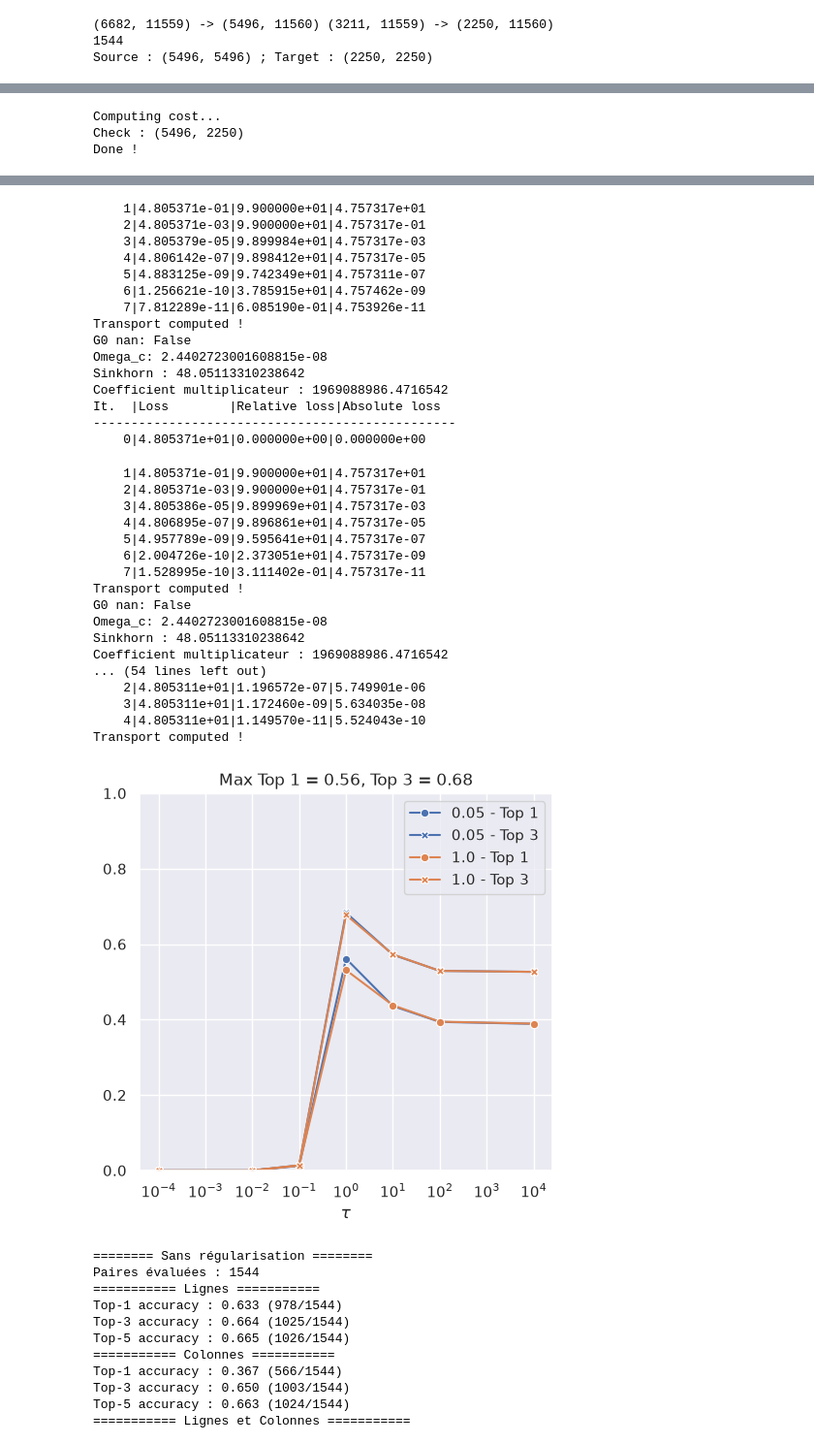
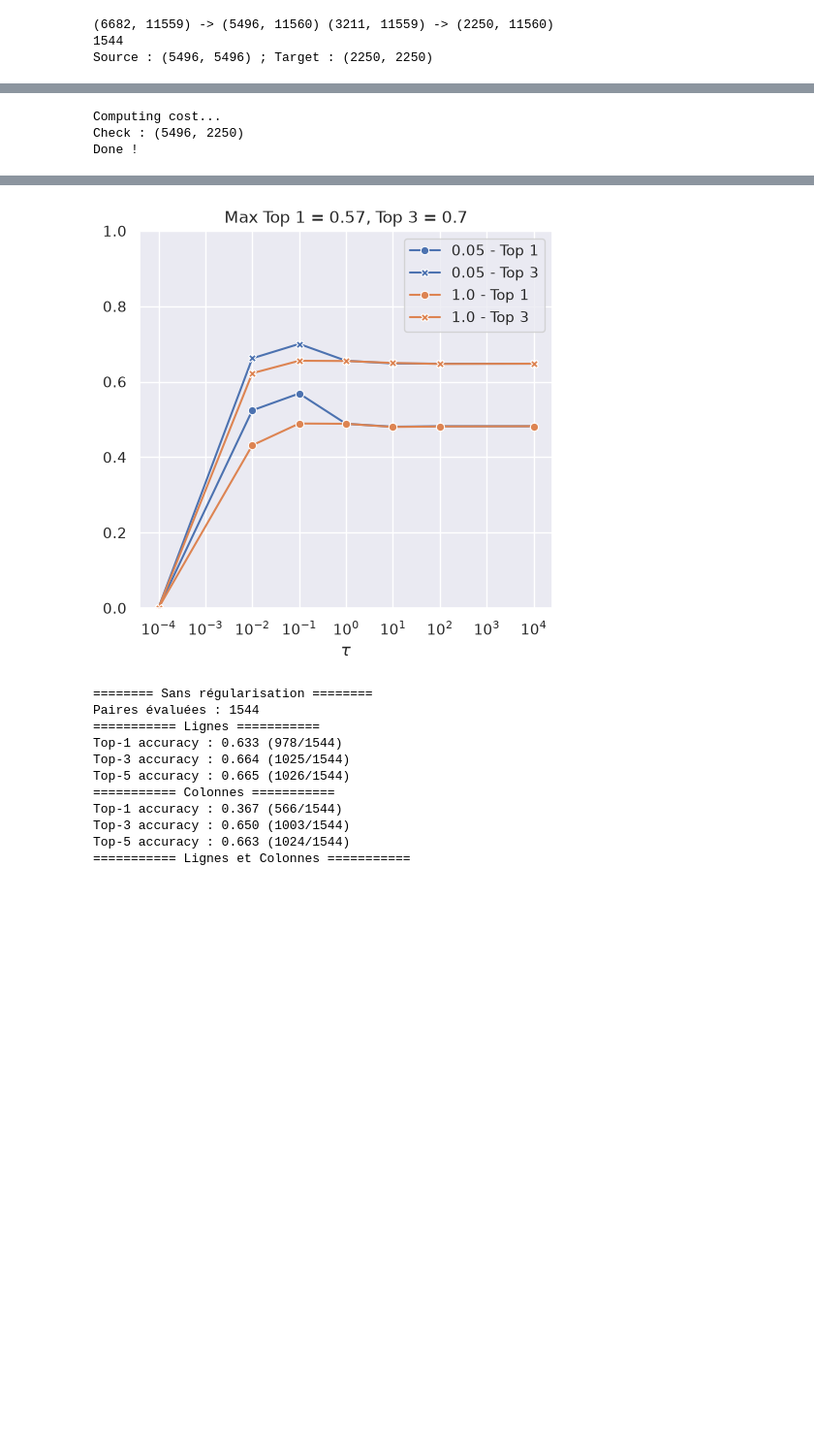
Before and after one commit to averniere/OT_simulation_maladies, a Jupyter notebook: Embeddings/test.ipynb, the cells around one changed output, grey strips where cells are left out. Shown at 97% size. Drawn from its saved outputs; the diff is of its cells as text; code cells hidden in the pictures; blank space fills up the shorter version.

```diff
--- a/Embeddings/test.ipynb
+++ b/Embeddings/test.ipynb
@@ -855,0 +847,21 @@ dict_method = load_all_methods()
+# %%
+methods = list(dict_method.keys())
+print(methods)
+n = len(methods)
+ncols = 3
+nrows = -(-n // ncols)
+
+sns.set_theme()
+fig, axes = plt.subplots(nrows, ncols, figsize=(4*ncols, 4*nrows))
+axes = axes.flatten() if n > 1 else [axes]
+
+for ax, k in zip(axes, methods):
+    C = dict_method[k]["cost_matrix"]
+    epsilon = 0.03*np.mean(C)
+    plot_unbalanced(taus, C, epsilon, gt_set2, ax, legend=False)
+
+for ax in axes[n:]:
+    ax.axis('off')
+
+plt.tight_layout()
+plt.show()
@@ -1437,10 +1328,17 @@ def plot_laplace(etas, C, regs, Ss, St, gt_set, alpha):
 # %%
 print("Computing cost...")
-C = basic_cost_matrix(omim_test, orpha_test, 'hamming')
+C = dict_method["wasserstein_unbalanced"]["cost_matrix"]
+
+map_idx_omim = {row["index"]:i for i, row in work_omim2.reset_index().iterrows()}
+omim_test_idx = np.array([map_idx_omim[row["index"]] for i, row in omim_test.iterrows()])
+orpha_test_idx = np.array(orpha_test["index"])
+C_test = C[np.ix_(omim_test_idx, orpha_test_idx)]
+print("Check :", C_test.shape)
+
 print("Done !")
 etas = np.array([1e-4, 1e-2, 1e-1, 1, 10, 1e2, 1e4])
 regs = np.array([0.05, 1.])
-plot_laplace(etas, C, regs, simi_source, simi_target, gt_set_test, 0.5)
+plot_laplace(etas, C_test, regs, simi_source, simi_target, gt_set_test, 0.5)
 # %% [output]
 Computing cost...
 Check : (5496, 2250)
@@ -1524,36 +1419,4 @@ It.  |Loss        |Relative loss|Absolute loss
-    1|4.805371e-01|9.900000e+01|4.757317e+01
-    2|4.805371e-03|9.900000e+01|4.757317e-01
-    3|4.805379e-05|9.899984e+01|4.757317e-03
-    4|4.806142e-07|9.898412e+01|4.757317e-05
-    5|4.883125e-09|9.742349e+01|4.757311e-07
-    6|1.256621e-10|3.785915e+01|4.757462e-09
-    7|7.812289e-11|6.085190e-01|4.753926e-11
-Transport computed !
-G0 nan: False
-Omega_c: 2.4402723001608815e-08
-Sinkhorn : 48.05113310238642
-Coefficient multiplicateur : 1969088986.4716542
-It.  |Loss        |Relative loss|Absolute loss
-------------------------------------------------
-    0|4.805371e+01|0.000000e+00|0.000000e+00
-    1|4.805371e-01|9.900000e+01|4.757317e+01
-    2|4.805371e-03|9.900000e+01|4.757317e-01
-    3|4.805386e-05|9.899969e+01|4.757317e-03
-    4|4.806895e-07|9.896861e+01|4.757317e-05
-    5|4.957789e-09|9.595641e+01|4.757317e-07
-    6|2.004726e-10|2.373051e+01|4.757317e-09
-    7|1.528995e-10|3.111402e-01|4.757317e-11
-Transport computed !
-G0 nan: False
-Omega_c: 2.4402723001608815e-08
-Sinkhorn : 48.05113310238642
-Coefficient multiplicateur : 1969088986.4716542
-... (54 lines left out)
-    2|4.805311e+01|1.196572e-07|5.749901e-06
-    3|4.805311e+01|1.172460e-09|5.634035e-08
-    4|4.805311e+01|1.149570e-11|5.524043e-10
-Transport computed !
-[figure, old version]
+[figure, new version]
 # %%
 # Point de comparaison
 # Sans régularisation
```
Also changed, not shown: parts of 17 cells of this notebook, 2 other files.
